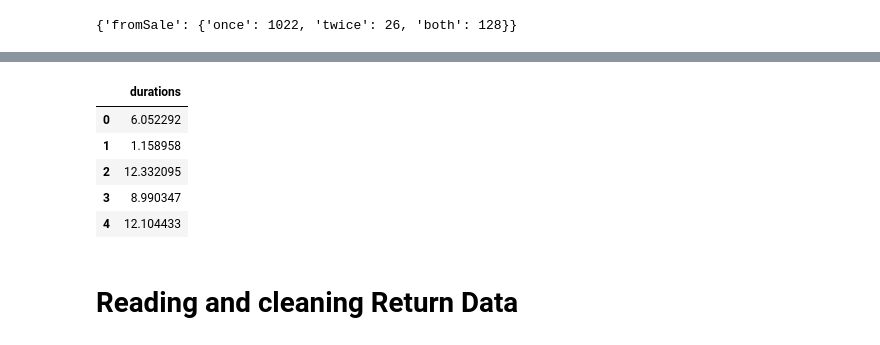
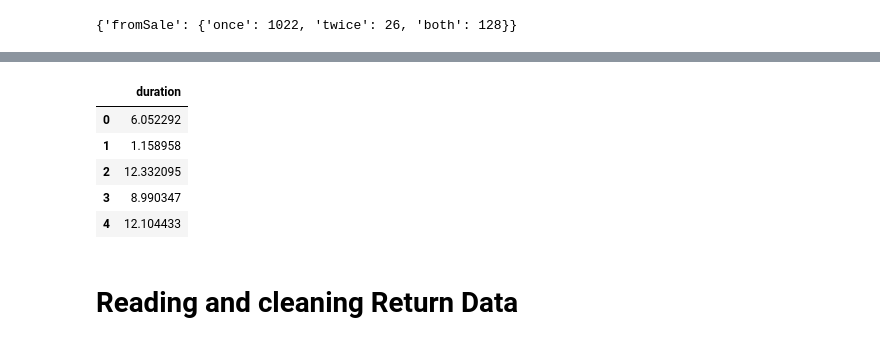
Before and after one commit to arihant-jain/BorrowCup-Data-Analysis, a Jupyter notebook: CupReuseTimesGraph.ipynb, the cells around one changed output, grey strips where cells are left out. Drawn from its saved outputs; the diff is of its cells as text; code cells hidden in the pictures.

```diff
--- a/CupReuseTimesGraph.ipynb
+++ b/CupReuseTimesGraph.ipynb
@@ -326,11 +326,11 @@ fig.show()
 # %% [output]
 [interactive output not drawn]
 # %%
-saleFrame = DataFrame({'durations': days})
+saleFrame = DataFrame({'duration': days})
 saleFrame.to_csv('./data files/reuseDurationsFromSale.csv', index = False)
 saleFrame.head()
 # %% [output]
-|  | durations |
+|  | duration |
 | 0 | 6.052292 |
 | 1 | 1.158958 |
 | 2 | 12.332095 |
```
Also changed, not shown: parts of 1 cell of this notebook, 2 other files.
